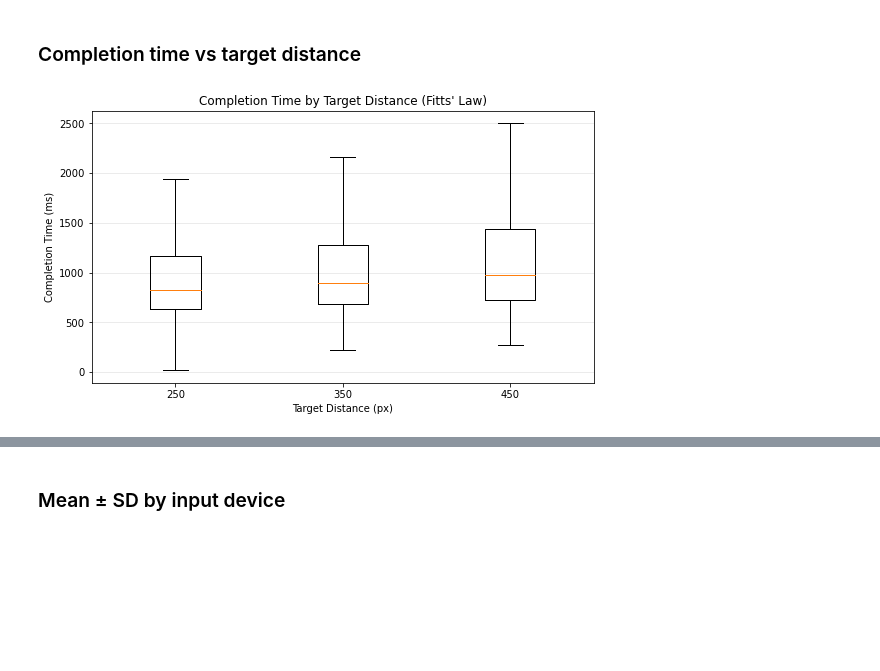
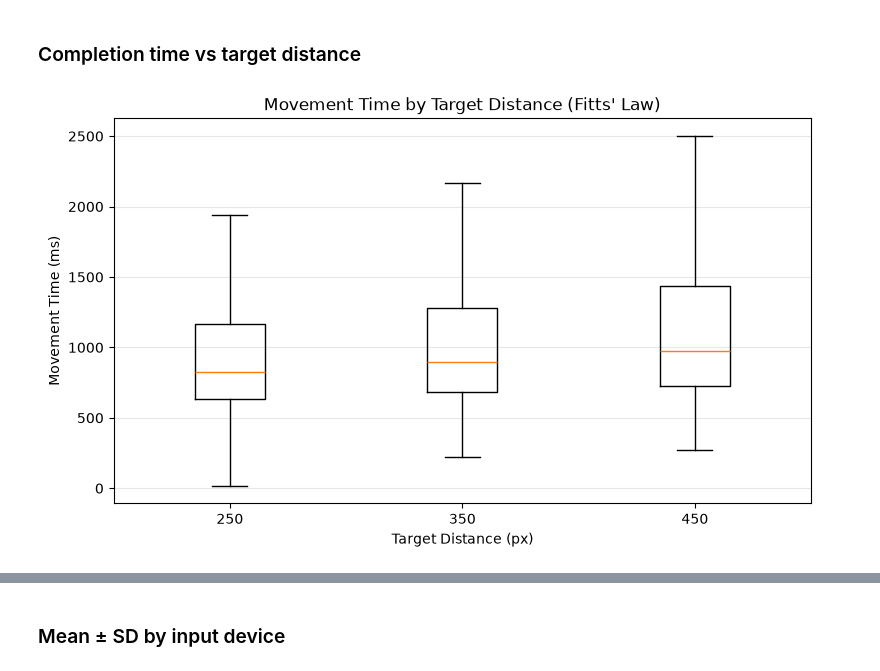
Before and after one commit to ITT-26/assignment-07-pointing-max-thu, a Jupyter notebook: task_5/analysis.ipynb, the cells around one changed output, grey strips where cells are left out. Saved outputs shown, nothing was run; the diff lists cells and outputs as text; code cells hidden in the pictures; blank space fills up the shorter version.

```diff
--- a/task_5/analysis.ipynb
+++ b/task_5/analysis.ipynb
@@ -223,27 +235,27 @@ plt.show()
 # %%
 fig, ax = plt.subplots(figsize=(9,5))
 
 distances = sorted(fitts_data["target_d"].unique())
 
 data = [
     fitts_data.loc[
         fitts_data["target_d"] == d,
         "movement_time"
     ].dropna()
     for d in distances
 ]
 
 ax.boxplot(
     data,
-    labels=[str(d) for d in distances],
+    tick_labels=[str(d) for d in distances],
     showfliers=False
 )
 
-ax.set_title("Completion Time by Target Distance (Fitts' Law)")
+ax.set_title("Movement Time by Target Distance (Fitts' Law)")
 ax.set_xlabel("Target Distance (px)")
-ax.set_ylabel("Completion Time (ms)")
+ax.set_ylabel("Movement Time (ms)")
 ax.grid(axis="y", alpha=0.3)
 
 plt.show()
 # %% [output]
-[figure, old version]
+[figure, new version]
```
Also changed, not shown: parts of 18 cells of this notebook.
